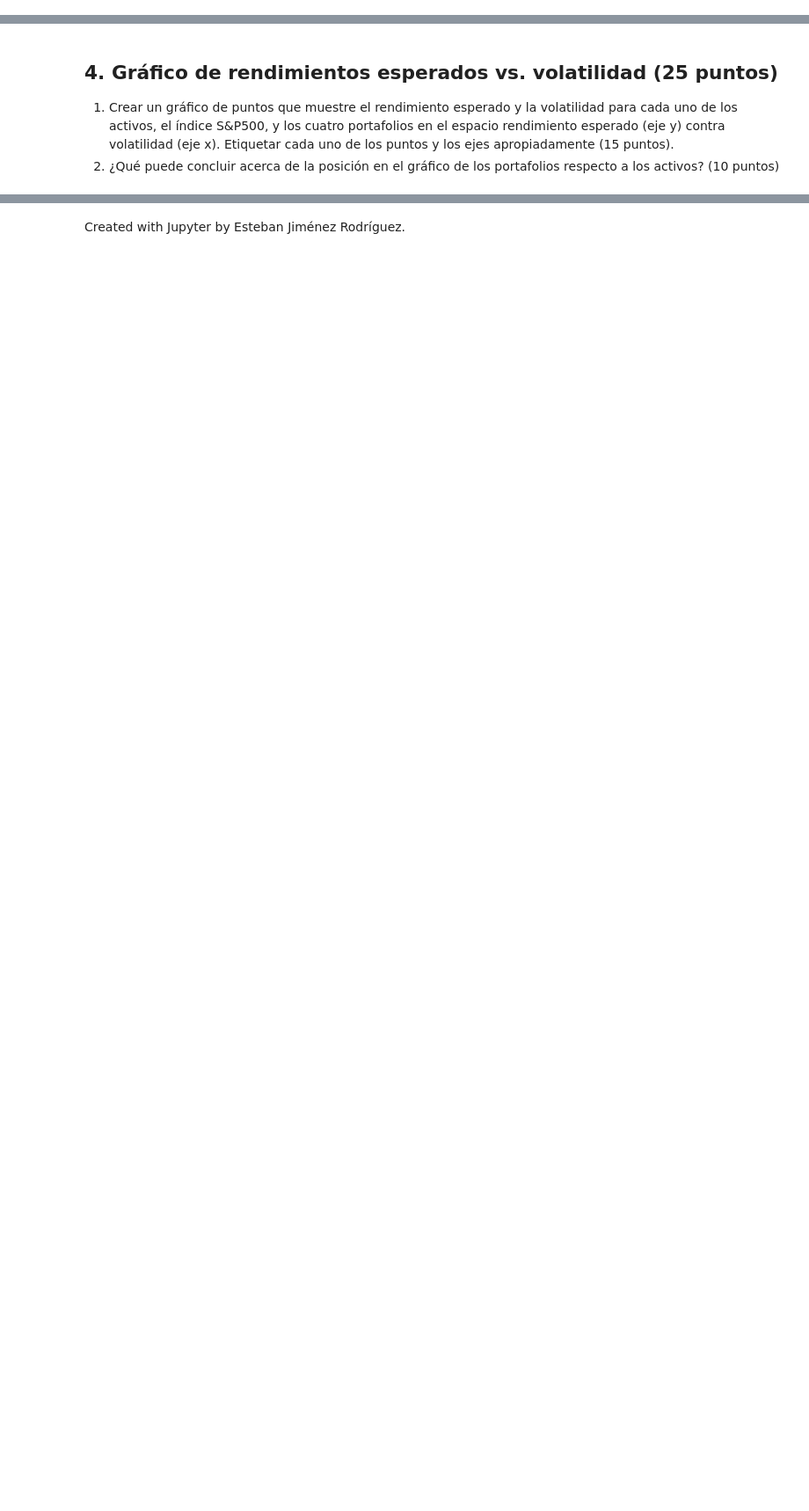
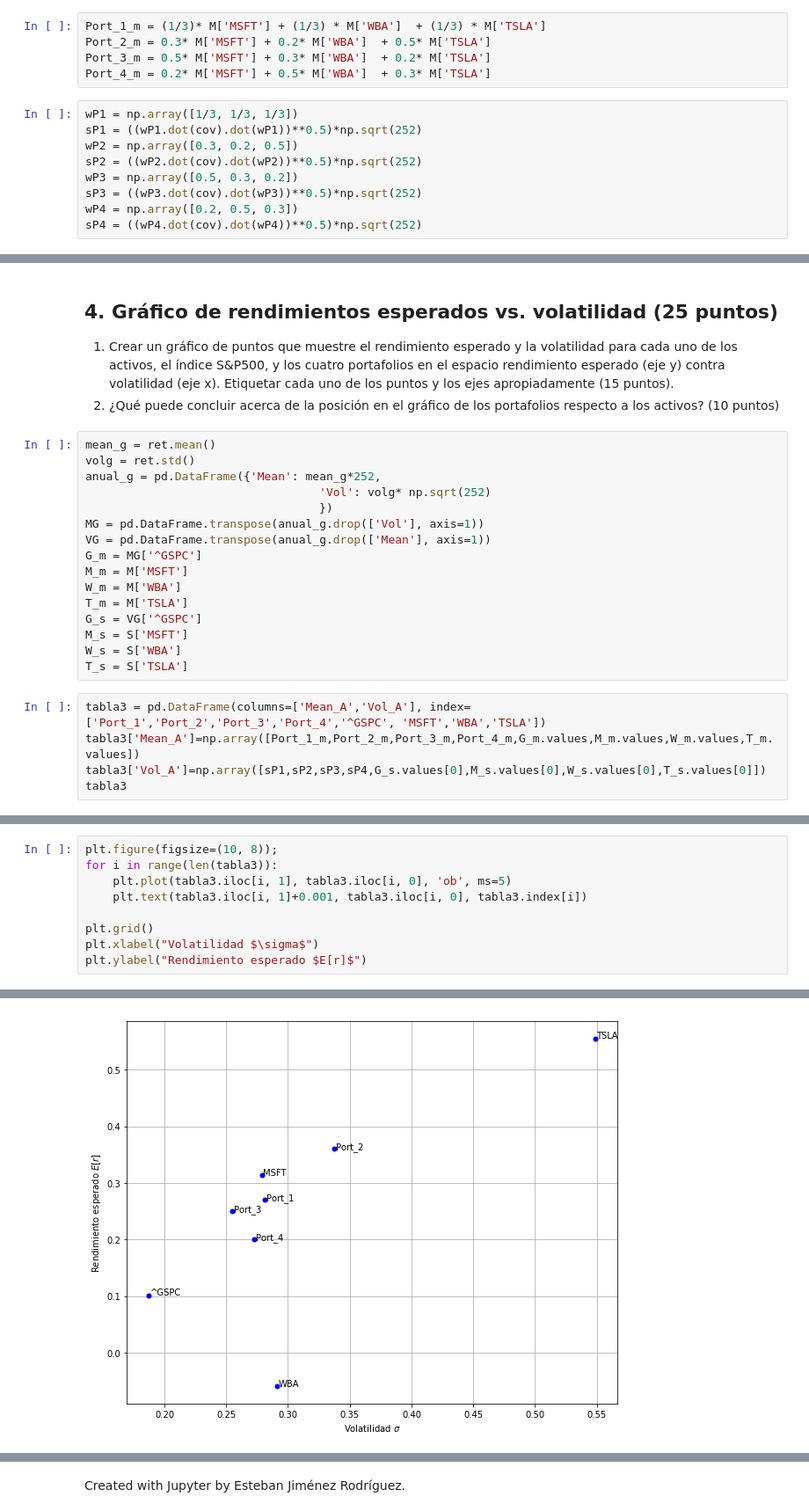
Before and after one commit to Carolina1002/porinvo2020, a Jupyter notebook: Modulo2/Tarea4_BarbaCarolina.ipynb, the cells around one changed output, grey strips where cells are left out. Shown: that part at 88% size. Drawn from its saved outputs; the diff is of its cells as text; blank space fills up the shorter version.

```diff
--- a/Modulo2/Tarea4_BarbaCarolina.ipynb
+++ b/Modulo2/Tarea4_BarbaCarolina.ipynb
@@ -132,0 +183,14 @@ ret_summary_a
+# %%
+Port_1_m = (1/3)* M['MSFT'] + (1/3) * M['WBA']  + (1/3) * M['TSLA']
+Port_2_m = 0.3* M['MSFT'] + 0.2* M['WBA']  + 0.5* M['TSLA']
+Port_3_m = 0.5* M['MSFT'] + 0.3* M['WBA']  + 0.2* M['TSLA']
+Port_4_m = 0.2* M['MSFT'] + 0.5* M['WBA']  + 0.3* M['TSLA']
+# %%
+wP1 = np.array([1/3, 1/3, 1/3])
+sP1 = ((wP1.dot(cov).dot(wP1))**0.5)*np.sqrt(252)
+wP2 = np.array([0.3, 0.2, 0.5])
+sP2 = ((wP2.dot(cov).dot(wP2))**0.5)*np.sqrt(252)
+wP3 = np.array([0.5, 0.3, 0.2])
+sP3 = ((wP3.dot(cov).dot(wP3))**0.5)*np.sqrt(252)
+wP4 = np.array([0.2, 0.5, 0.3])
+sP4 = ((wP4.dot(cov).dot(wP4))**0.5)*np.sqrt(252)
@@ -135,3 +230,24 @@ ret_summary_a
 
 1. Crear un gráfico de puntos que muestre el rendimiento esperado y la volatilidad para cada uno de los activos, el índice S&P500, y los cuatro portafolios en el espacio rendimiento esperado (eje y) contra volatilidad (eje x). Etiquetar cada uno de los puntos y los ejes apropiadamente (15 puntos).
 2. ¿Qué puede concluir acerca de la posición en el gráfico de los portafolios respecto a los activos? (10 puntos)
+# %%
+mean_g = ret.mean()
+volg = ret.std()
+anual_g = pd.DataFrame({'Mean': mean_g*252,
+                                  'Vol': volg* np.sqrt(252)
+                                  })
+MG = pd.DataFrame.transpose(anual_g.drop(['Vol'], axis=1))
+VG = pd.DataFrame.transpose(anual_g.drop(['Mean'], axis=1))
+G_m = MG['^GSPC']
+M_m = M['MSFT']
+W_m = M['WBA']
+T_m = M['TSLA']
+G_s = VG['^GSPC']
+M_s = S['MSFT']
+W_s = S['WBA']
+T_s = S['TSLA']
+# %%
+tabla3 = pd.DataFrame(columns=['Mean_A','Vol_A'], index=['Port_1','Port_2','Port_3','Port_4','^GSPC', 'MSFT','WBA','TSLA'])
+tabla3['Mean_A']=np.array([Port_1_m,Port_2_m,Port_3_m,Port_4_m,G_m.values,M_m.values,W_m.values,T_m.values])
+tabla3['Vol_A']=np.array([sP1,sP2,sP3,sP4,G_s.values[0],M_s.values[0],W_s.values[0],T_s.values[0]])
+tabla3
@@ -137,0 +264,10 @@ ret_summary_a
+# %%
+plt.figure(figsize=(10, 8));
+for i in range(len(tabla3)):
+    plt.plot(tabla3.iloc[i, 1], tabla3.iloc[i, 0], 'ob', ms=5)
+    plt.text(tabla3.iloc[i, 1]+0.001, tabla3.iloc[i, 0], tabla3.index[i])
+
+plt.grid()
+plt.xlabel("Volatilidad $\sigma$")
+plt.ylabel("Rendimiento esperado $E[r]$")
+# %% [output]
@@ -137,0 +275 @@ ret_summary_a
+[figure, added]
```
Also changed, not shown: parts of 15 cells of this notebook.
